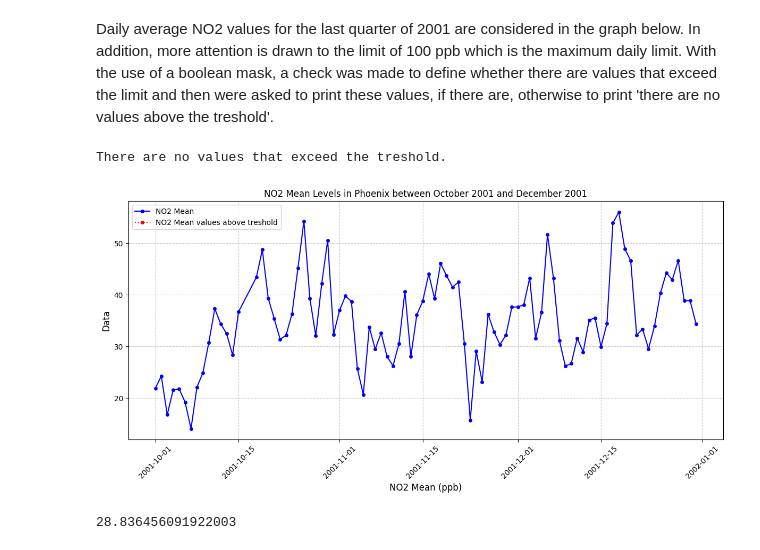
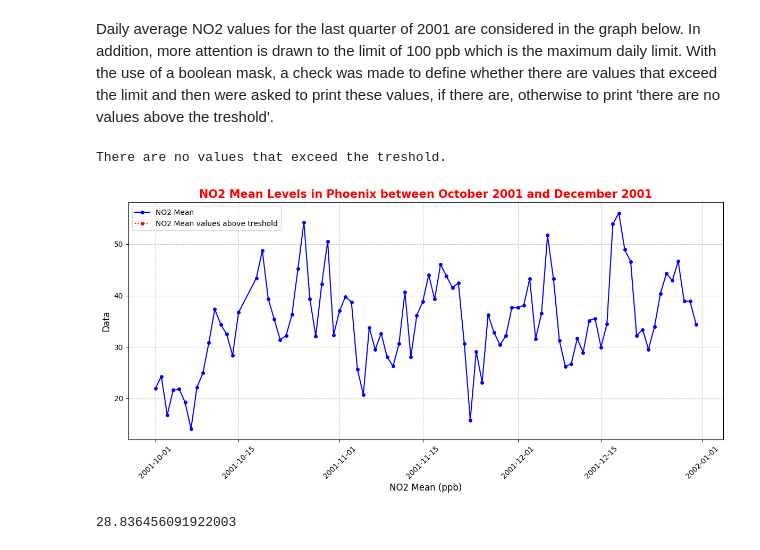
Before and after one commit to letizialanza01/Project_US_Pollution, a Jupyter notebook: Project_US_Pollution.ipynb, the cells around one changed output. Saved outputs shown, nothing was run; the diff lists cells and outputs as text; code cells hidden in the pictures.

```diff
--- a/Project_US_Pollution.ipynb
+++ b/Project_US_Pollution.ipynb
@@ -645,29 +645,29 @@ Daily average NO2 values for the last quarter of 2001 are considered in the grap
 # %%
 plt.figure(figsize = (12, 6))
 plt.plot(pollution_phoenix_NO2_trimester, color = 'blue', linestyle = '-', marker = 'o', markersize = 4, label = 'NO2 Mean')
-plt.title('NO2 Mean Levels in Phoenix between October 2001 and December 2001')
+plt.title('NO2 Mean Levels in Phoenix between October 2001 and December 2001', fontweight = 'bold', fontsize = 15, color = 'red')
 plt.ylabel('Data', fontsize = 12)
 plt.xlabel('NO2 Mean (ppb)', fontsize = 12)
 plt.xticks(fontsize = 10, rotation = 45)
 plt.yticks(fontsize = 10)
 plt.grid(True, linestyle = '--', alpha = 0.7)
 
 treshold = 100
 NO2_alarm = pollution_phoenix_NO2_trimester > treshold
 NO2_red_alarm = pollution_phoenix_NO2_trimester[NO2_alarm]
 if len(NO2_red_alarm):
     print('The values above the treshold are:', len(NO2_red_alarm), NO2_red_alarm)
 else:
     print('There are no values that exceed the treshold.')
 plt.plot(NO2_red_alarm, color = 'red', linestyle = 'dotted', marker = 'o', markersize = 4, label = 'NO2 Mean values above treshold')
 plt.legend()
 
 
 plt.tight_layout()
 plt.show()
 # %% [output]
 There are no values that exceed the treshold.
-[figure, old version]
+[figure, new version]
 # %%
 pollution_phoenix_NO2_2001_mean = pollution_phoenix_NO2.mean()
 pollution_phoenix_NO2_2001_mean
```
Also changed, not shown: parts of 15 cells of this notebook.
